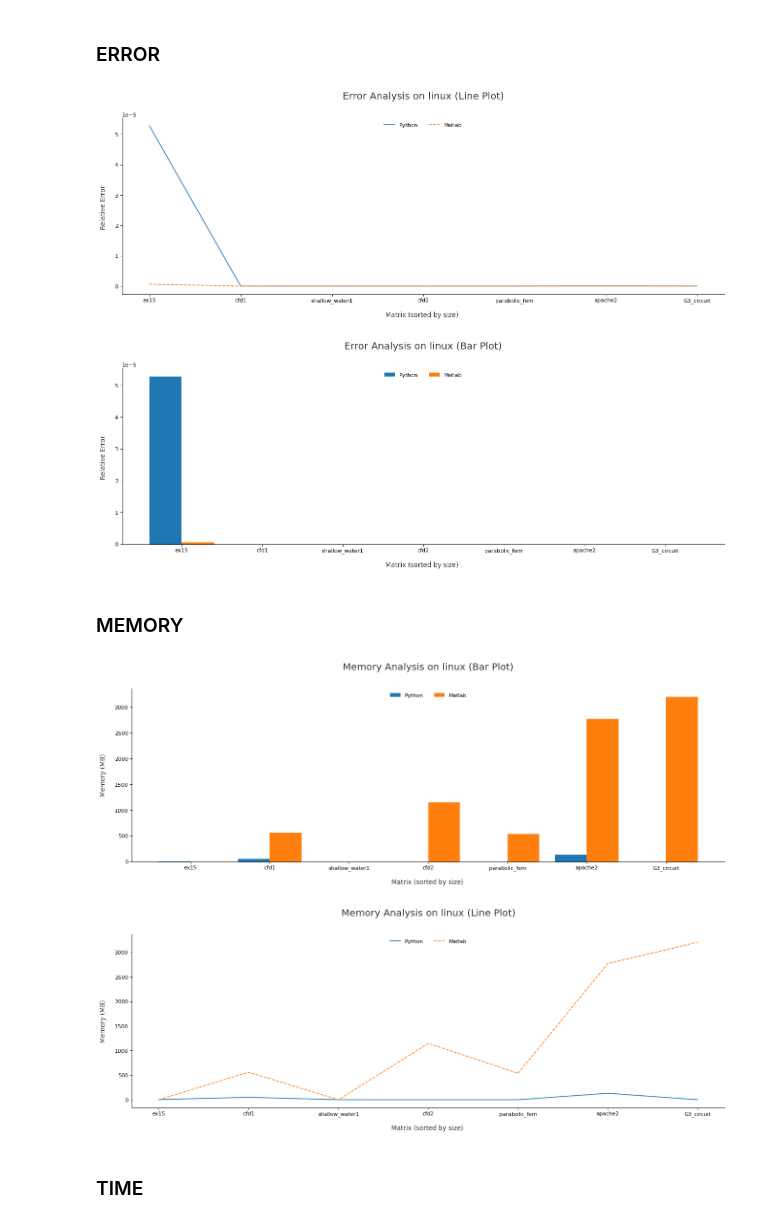
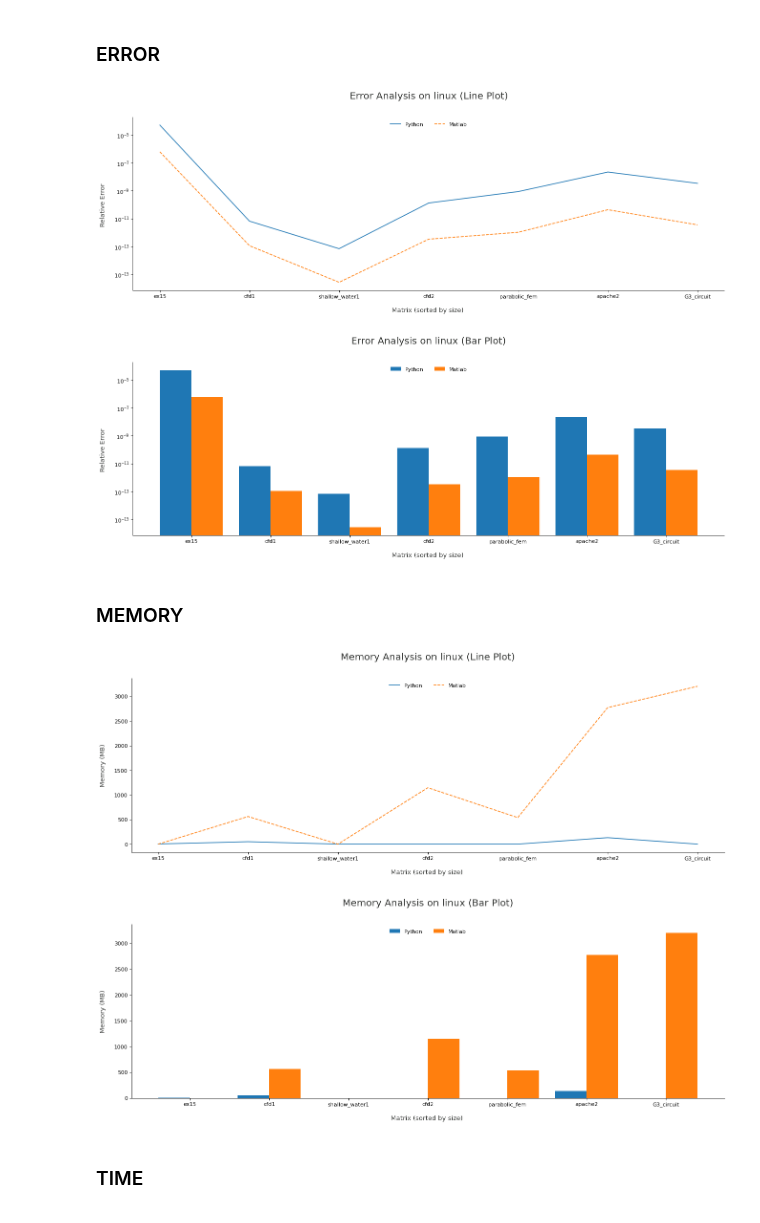
Before and after one commit to simonebenitozzi/cholesky-analysis, a Jupyter notebook: Analysis/model/LanguageCompare.ipynb, the cells around one changed output. Drawn from its saved outputs; the diff is of its cells as text; code cells hidden in the pictures.

```diff
--- a/Analysis/model/LanguageCompare.ipynb
+++ b/Analysis/model/LanguageCompare.ipynb
@@ -8,6 +8,7 @@ from Analysis.model.helper import *
 from Analysis.resources.costants import RESOURCES_DIRECTORY
 from costants import ERROR, NAME, MEMORY, TIME
 # %%
+folder_name = "LanguageCompare"
 
 LEGEND_1 = "Python"
 LEGEND_2 = "Matlab"
@@ -154,23 +147,31 @@ linux_py
 # %% [markdown]
 ### ERROR
 # %%
-plot(linux_py['Name'], linux_py['Error'], linux_mat['Error'], NAME, ERROR, "Error Analysis on linux", LEGEND_1, LEGEND_2)
+path = get_figures_path(folder_name, "error_linux_line.png")
+
+plot(linux_py['Name'], linux_py['Error'], linux_mat['Error'], NAME, ERROR, "Error Analysis on linux", LEGEND_1, LEGEND_2, path, LOG_SCALE=True)
 # %% [output]
-[figure, old version]
+[figure, new version]
 # %%
-bar_plot(linux_py['Name'], linux_py['Error'], linux_mat['Error'], NAME, ERROR, "Error Analysis on linux", LEGEND_1, LEGEND_2)
+path = get_figures_path(folder_name, "error_linux_bar.png")
+
+bar_plot(linux_py['Name'], linux_py['Error'], linux_mat['Error'], NAME, ERROR, "Error Analysis on linux", LEGEND_1, LEGEND_2, path, LOG_SCALE=True)
 # %% [output]
-[figure, old version]
+[figure, new version]
 # %% [markdown]
 ### MEMORY
 # %%
-bar_plot(linux_py['Name'], linux_py['Memory'], linux_mat['Memory'], NAME, MEMORY, "Memory Analysis on linux", LEGEND_1, LEGEND_2, Y_LABEL="MB")
+path = get_figures_path(folder_name, "memory_linux_line.png")
+
+plot(linux_py['Name'], linux_py['Memory'], linux_mat['Memory'], NAME, MEMORY, "Memory Analysis on linux", LEGEND_1, LEGEND_2, path, Y_LABEL="MB")
 # %% [output]
-[figure, old version]
+[figure, new version]
 # %%
-plot(linux_py['Name'], linux_py['Memory'], linux_mat['Memory'], NAME, MEMORY, "Memory Analysis on linux", LEGEND_1, LEGEND_2, Y_LABEL="MB")
+path = get_figures_path(folder_name, "memory_linux_bar.png")
+
+bar_plot(linux_py['Name'], linux_py['Memory'], linux_mat['Memory'], NAME, MEMORY, "Memory Analysis on linux", LEGEND_1, LEGEND_2, path, Y_LABEL="MB")
 # %% [output]
-[figure, old version]
+[figure, new version]
 # %% [markdown]
 ### TIME
 # %%
```
Also changed, not shown: parts of 12 cells of this notebook, 12 other files.
